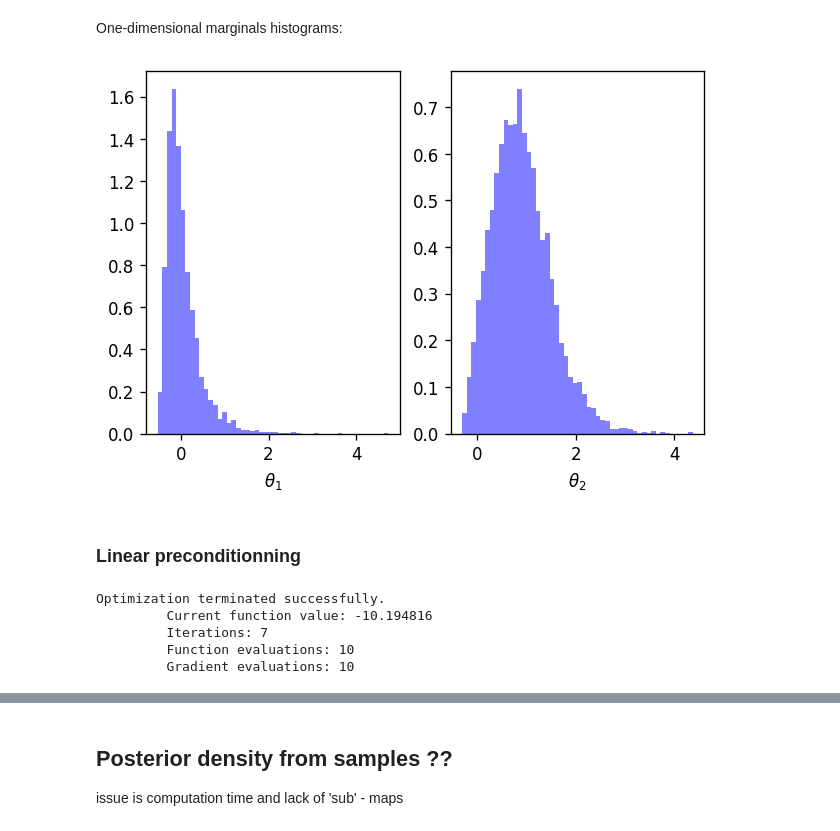
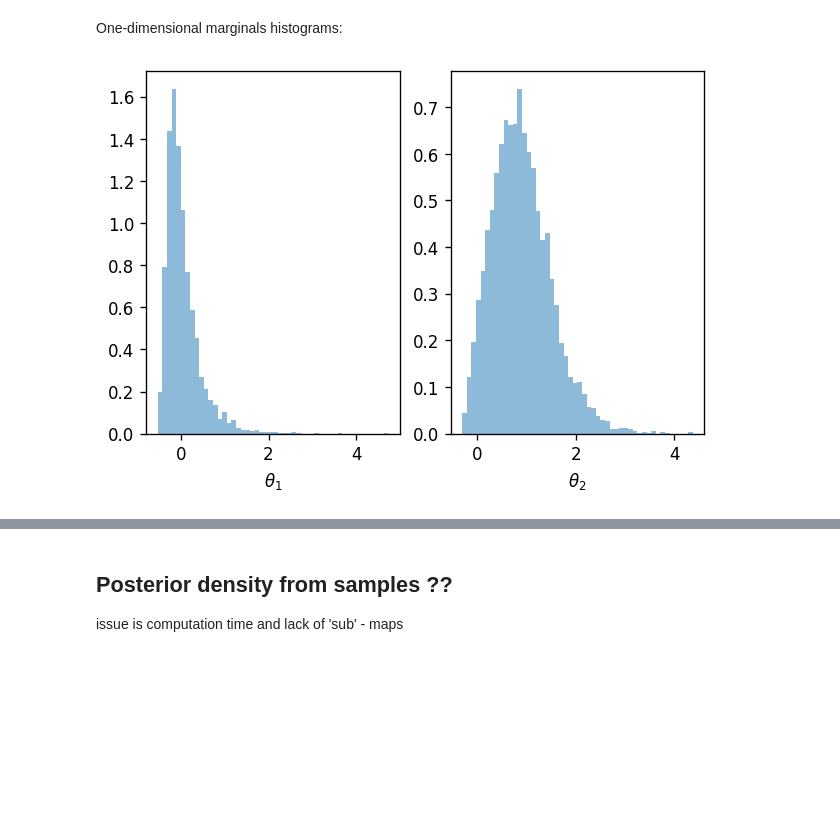
Before and after one commit to MeasureTransport/SIAMannual22, a Jupyter notebook: tutorial_code_AN22.ipynb, the cells around one changed output, grey strips where cells are left out. Drawn from its saved outputs; the diff is of its cells as text; code cells hidden in the pictures; blank space fills up the shorter version.

Commit message:
removed linear normalization

```diff
--- a/tutorial_code_AN22.ipynb
+++ b/tutorial_code_AN22.ipynb
@@ -680,12 +680,10 @@ Mean a posteriori: [0.04220806 0.90198424]
 One-dimensional marginals histograms:
 # %%
 fig, ax = plt.subplots(1,2)
-ax[0].hist(Xpost[0,:], 50, facecolor='blue', alpha=0.5, density=True)
+ax[0].hist(Xpost[0,:], 50, alpha=0.5, density=True)
 ax[0].set_xlabel(r'$\theta_1$')
-ax[1].hist(Xpost[1,:], 50, facecolor='blue', alpha=0.5, density=True)
+ax[1].hist(Xpost[1,:], 50, alpha=0.5, density=True)
 ax[1].set_xlabel(r'$\theta_2$')
 plt.show()
 # %% [output]
-[figure, old version]
+[figure, new version]
-# %% [markdown]
-### Linear preconditionning
@@ -704,8 +689,0 @@ x0 = np.array([0,1])
-# %%
-res = minimize(obj_laplace,x0, method='BFGS', jac=grad_x_obj_laplace,options={'gtol': 1e-4, 'disp': True})
-# %% [output]
-Optimization terminated successfully.
-         Current function value: -10.194816
-         Iterations: 7
-         Function evaluations: 10
-         Gradient evaluations: 10
```
Also changed, not shown: parts of 14 cells of this notebook.
